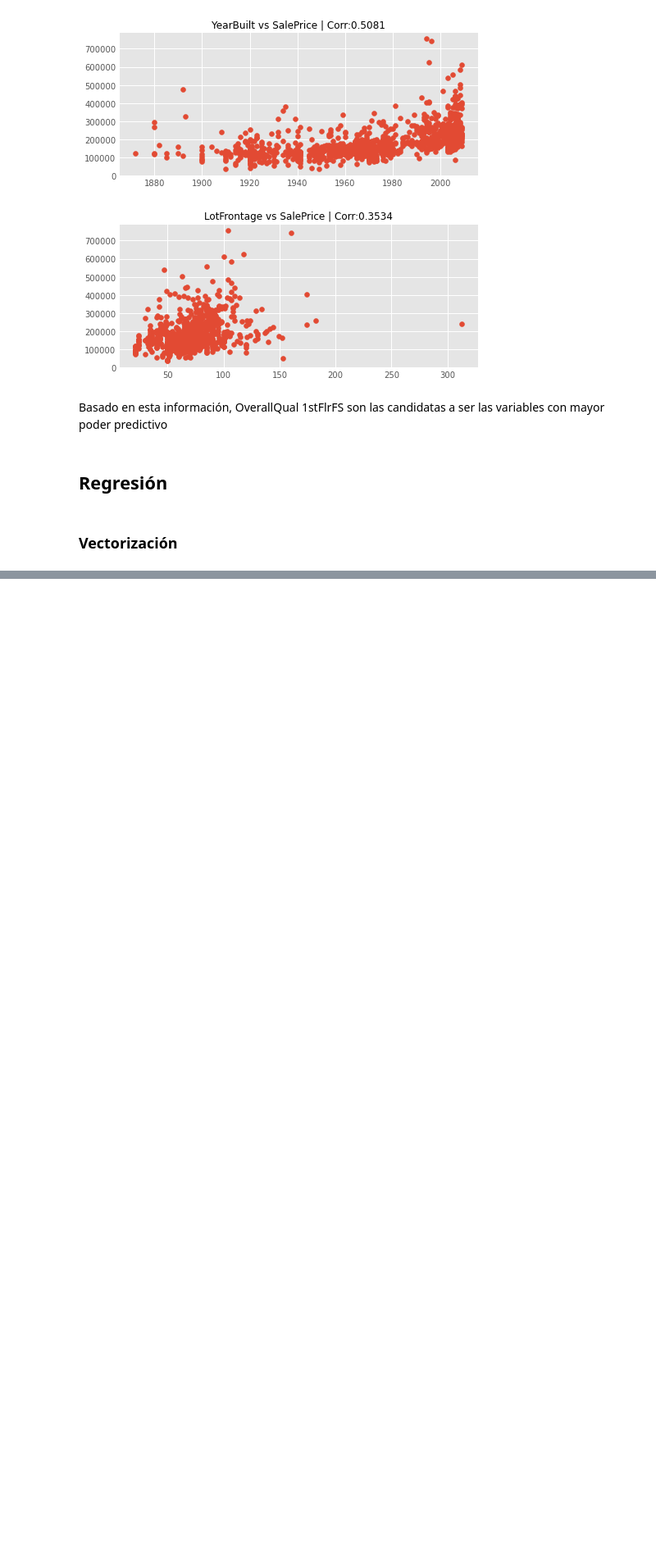
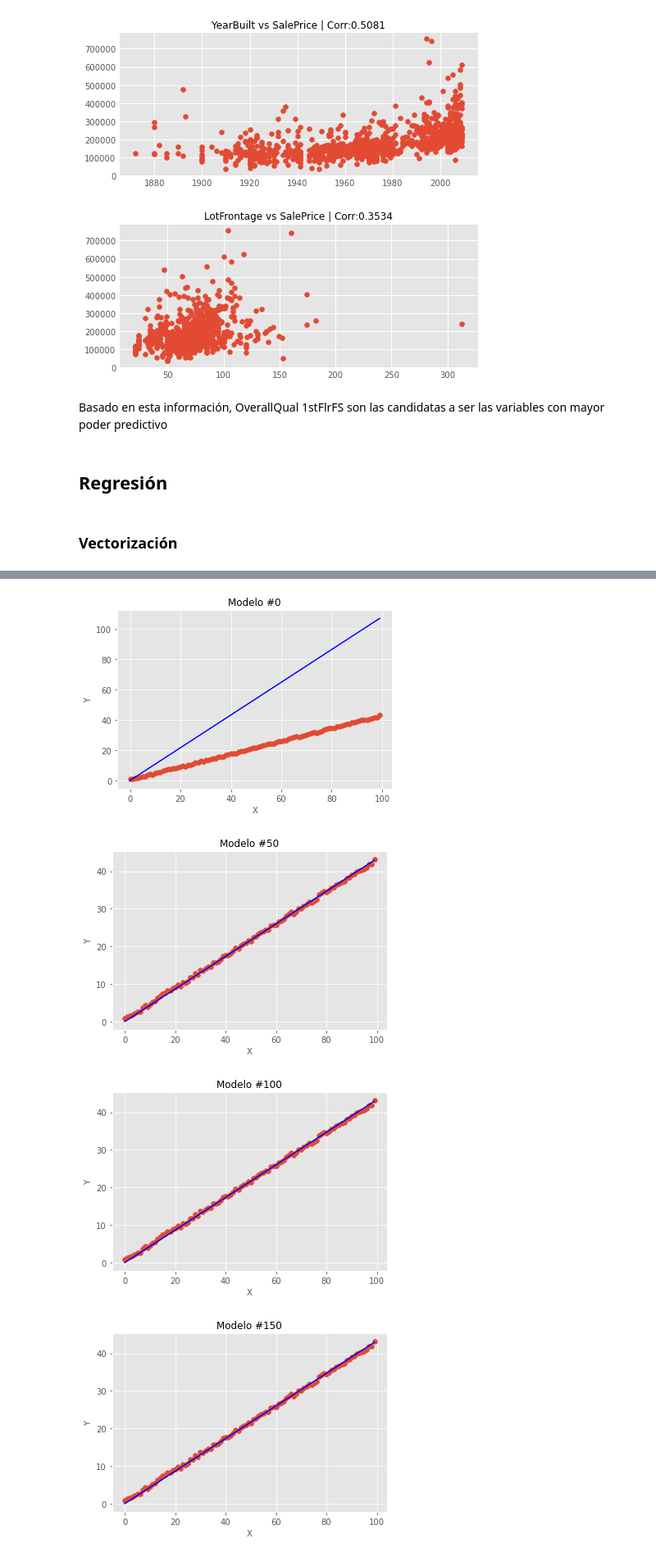
Before and after one commit to ramonescobar/final_project, a Jupyter notebook: Proyecto Final.ipynb, the cells around one changed output, grey strips where cells are left out. Shown at 82% size. Drawn from its saved outputs; the diff is of its cells as text; code cells hidden in the pictures; blank space fills up the shorter version.

```diff
--- a/Proyecto Final.ipynb
+++ b/Proyecto Final.ipynb
@@ -214,0 +202,7 @@ model_plot(modelo, 50)
+# %%
+univ_linear_reg.model_plot(modelos, 50)
+# %% [output]
+[figure, added]
+[figure, added]
+[figure, added]
+[figure, added]
```
Also changed, not shown: parts of 10 cells of this notebook, 1 other file.
